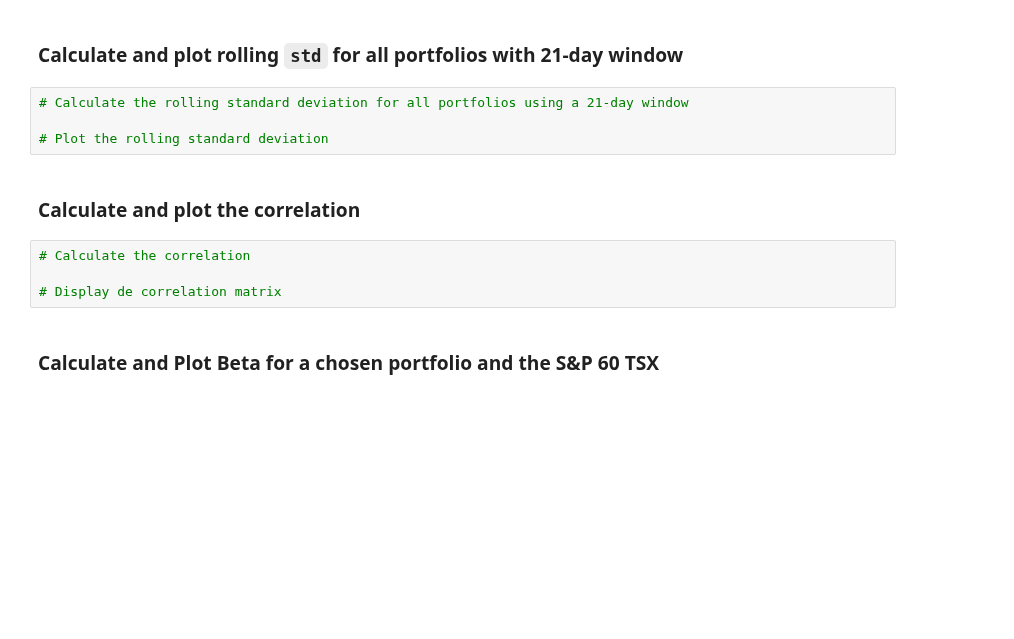
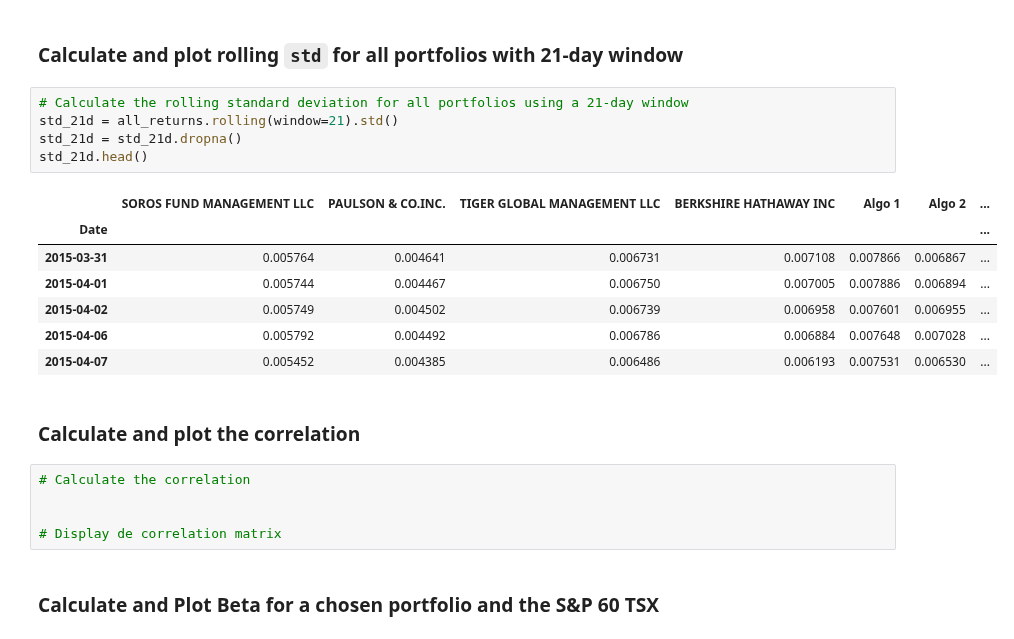
Before and after one commit to juil/fintech-uoftbootcamp, a Jupyter notebook: week04/unit04-assignment/whale_analysis.ipynb, the cells around one changed output. Saved outputs shown, nothing was run; the diff lists cells and outputs as text; blank space fills up the shorter version.

Commit message:
Rolling 21d standard deviation

```diff
--- a/week04/unit04-assignment/whale_analysis.ipynb
+++ b/week04/unit04-assignment/whale_analysis.ipynb
@@ -284,13 +284,23 @@ Risk changes over time. Analyze the rolling statistics for Risk and Beta.
 ### Calculate and plot rolling `std` for all portfolios with 21-day window
 # %%
 # Calculate the rolling standard deviation for all portfolios using a 21-day window
-
-# Plot the rolling standard deviation
+std_21d = all_returns.rolling(window=21).std()
+std_21d = std_21d.dropna()
+std_21d.head()
+# %% [output]
+|  | SOROS FUND MANAGEMENT LLC | PAULSON & CO.INC. | TIGER GLOBAL MANAGEMENT LLC | BERKSHIRE HATHAWAY INC | Algo 1 | Algo 2 | ... |
+| Date |  |  |  |  |  |  | ... |
+| 2015-03-31 | 0.005764 | 0.004641 | 0.006731 | 0.007108 | 0.007866 | 0.006867 | ... |
+| 2015-04-01 | 0.005744 | 0.004467 | 0.006750 | 0.007005 | 0.007886 | 0.006894 | ... |
+| 2015-04-02 | 0.005749 | 0.004502 | 0.006739 | 0.006958 | 0.007601 | 0.006955 | ... |
+| 2015-04-06 | 0.005792 | 0.004492 | 0.006786 | 0.006884 | 0.007648 | 0.007028 | ... |
+| 2015-04-07 | 0.005452 | 0.004385 | 0.006486 | 0.006193 | 0.007531 | 0.006530 | ... |
 # %% [markdown]
 ### Calculate and plot the correlation
 # %%
 # Calculate the correlation
 
+
 # Display de correlation matrix
 # %% [markdown]
 ### Calculate and Plot Beta for a chosen portfolio and the S&P 60 TSX
```
Also changed, not shown: parts of 1 cell of this notebook.
